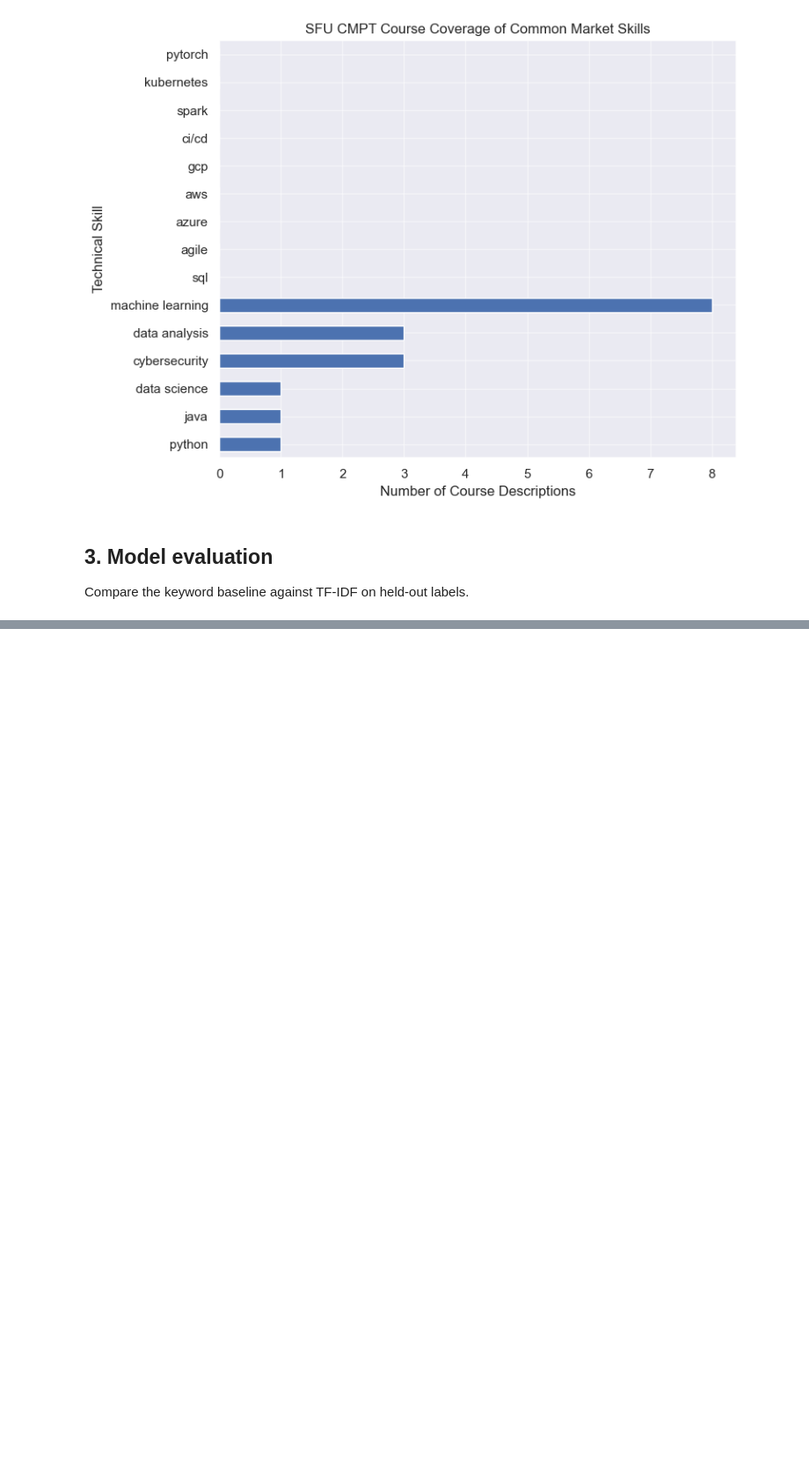
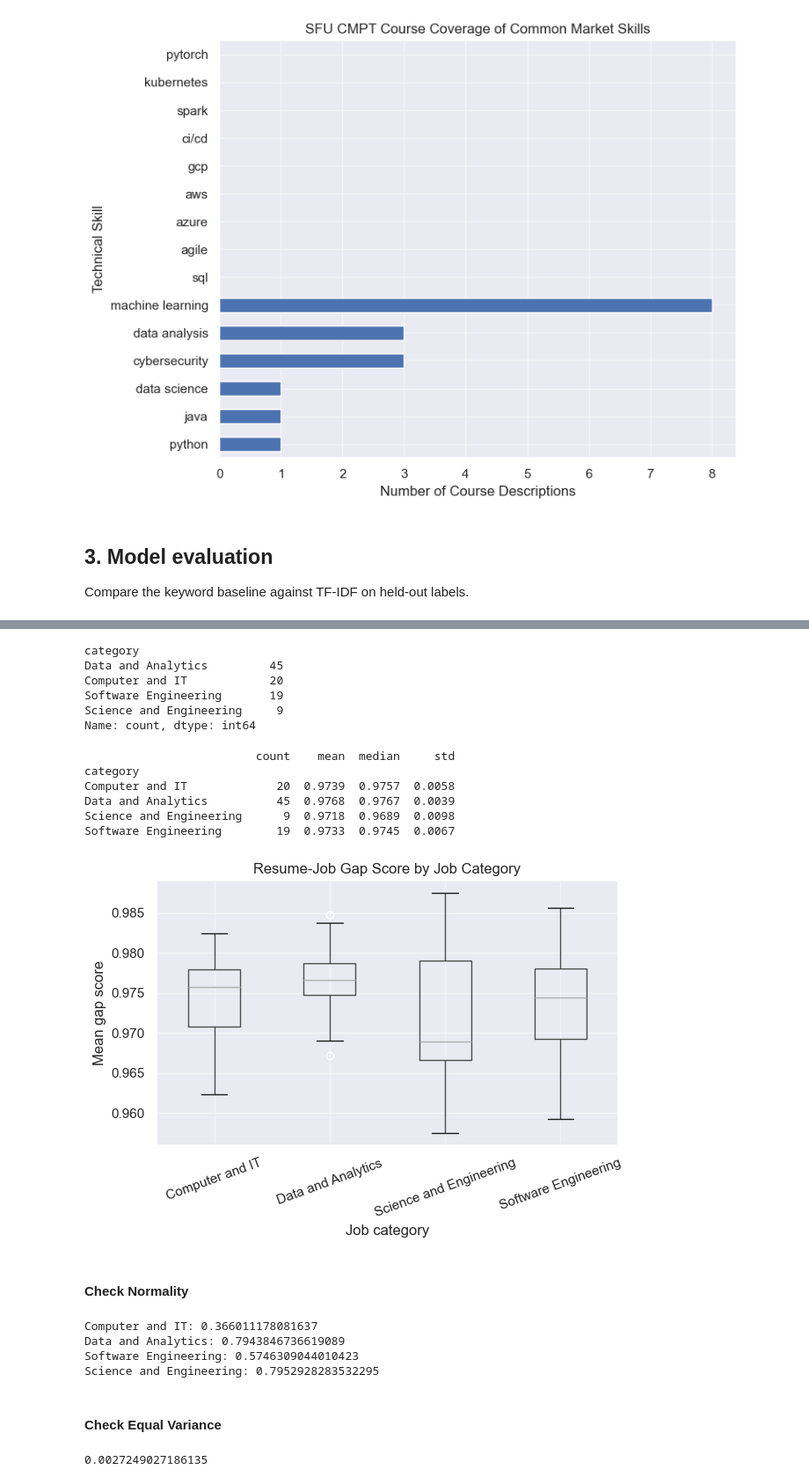
Before and after one commit to Kietkiet1109/OptiMatch-App, a Jupyter notebook: notebooks/analysis.ipynb, the cells around one changed output, grey strips where cells are left out. Shown at 88% size. Saved outputs shown, nothing was run; the diff lists cells and outputs as text; code cells hidden in the pictures; blank space fills up the shorter version.

```diff
--- a/notebooks/analysis.ipynb
+++ b/notebooks/analysis.ipynb
@@ -542,0 +612,12 @@ State what the data supports and what it does not support.
+# %%
+# Define gap results file path
+gap_results_file = '../outputs/gaps/gap_results.csv'
+
+# Define recommendation results file path
+recommendation_file = '../outputs/recommendations/course_recommendations.csv'
+# %%
+# Read resume-job gap results
+gap_results = pd.read_csv(gap_results_file)
+
+# Read course recommendation results
+recommendations = pd.read_csv(recommendation_file)
@@ -542,0 +626,40 @@ State what the data supports and what it does not support.
+# %%
+# Convert similarity into a simple gap score
+gap_results['gap_score'] = 1 - gap_results['cosine_similarity']
+# %%
+# Calculate mean gap score for each job
+job_gap_scores = gap_results.groupby(['job_id', 'category'], as_index = False)['gap_score'].mean()
+
+# Check job counts by category
+print(job_gap_scores['category'].value_counts())
+# %% [output]
+category
+Data and Analytics         45
+Computer and IT            20
+Software Engineering       19
+Science and Engineering     9
+Name: count, dtype: int64
+# %%
+# Summarize job-level gap scores by category
+category_summary = job_gap_scores.groupby('category')['gap_score'].agg(['count','mean', 'median', 'std'])
+
+print(category_summary.round(4))
+# %% [output]
+                         count    mean  median     std
+category
+Computer and IT             20  0.9739  0.9757  0.0058
+Data and Analytics          45  0.9768  0.9767  0.0039
+Science and Engineering      9  0.9718  0.9689  0.0098
+Software Engineering        19  0.9733  0.9745  0.0067
+# %%
+# Plot gap-score distribution by category
+job_gap_scores.boxplot(column = 'gap_score', by = 'category')
+plt.title('Resume-Job Gap Score by Job Category')
+plt.suptitle('')
+plt.xlabel('Job category')
+plt.ylabel('Mean gap score')
+plt.xticks(rotation = 20)
+plt.tight_layout()
+plt.show()
+# %% [output]
+[figure, added]
@@ -542,0 +675,22 @@ State what the data supports and what it does not support.
+# %% [markdown]
+#### Check Normality
+# %%
+# Check normality for each category
+print('Computer and IT:', stats.normaltest(computer_it).pvalue)
+print('Data and Analytics:', stats.normaltest(data_analytics).pvalue)
+print('Software Engineering:', stats.normaltest(software_engineering).pvalue)
+print('Science and Engineering:', stats.normaltest(science_engineering).pvalue)
+# %% [output]
+Computer and IT: 0.366011178081637
+Data and Analytics: 0.7943846736619089
+Software Engineering: 0.5746309044010423
+Science and Engineering: 0.7952928283532295
+# %% [markdown]
+#### Check Equal Variance
+# %%
+# Check whether category variances are similar
+levene_pvalue = stats.levene(computer_it, data_analytics, software_engineering,science_engineering).pvalue
+
+print(levene_pvalue)
+# %% [output]
+0.0027249027186135
```
Also changed, not shown: parts of 47 cells of this notebook, 1 other file.
